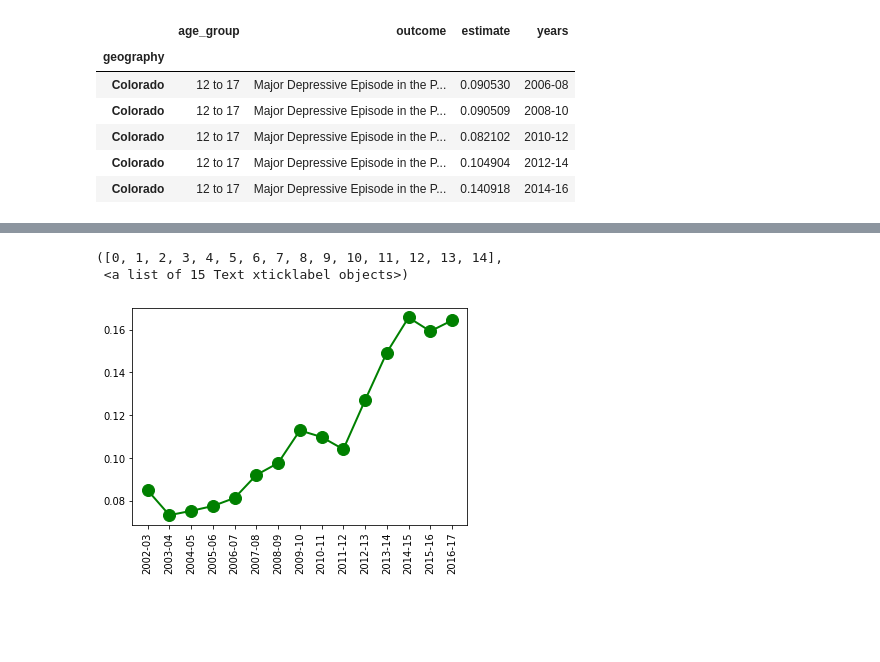
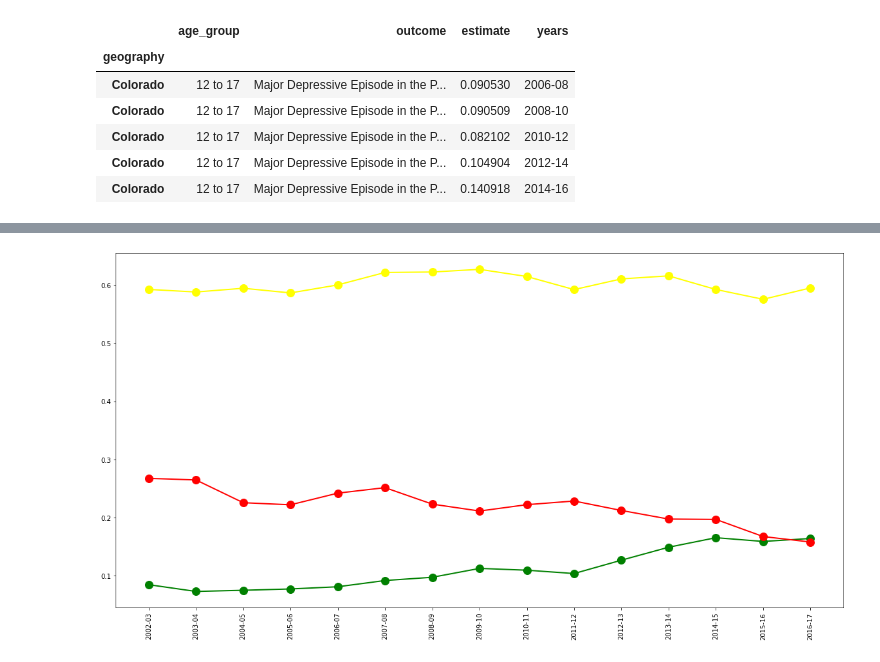
Before and after one commit to zdsteele/Project_1, a Jupyter notebook: Drug_Data_Years_Zach/Concatenated_df.ipynb, the cells around one changed output, grey strips where cells are left out. Cells and saved outputs as stored; diff of their text form; code cells hidden in the pictures; blank space fills up the shorter version.

```diff
--- a/Drug_Data_Years_Zach/Concatenated_df.ipynb
+++ b/Drug_Data_Years_Zach/Concatenated_df.ipynb
@@ -62,7 +52,8 @@ Col_Plot
 # Colorado Ages 12 or Older Cigarrete Use in the Past Month
 Colorado_Cig_df = Colorado_loc.loc[Colorado_loc["outcome"] == "Cigarette Use in the Past Month"]
 Colorado_Cig_age12 = Colorado_Cig_df.loc[Colorado_Cig_df["age_group"] == "12 or Older"]
-Colorado_Cig_age12.drop_duplicates(subset='year_pair', keep="last").head()
+Col_Cig_Plot = Colorado_Cig_age12.drop_duplicates(subset='year_pair', keep="last")
+Col_Cig_Plot.head()
 # %% [output]
 |  | age_group | outcome | estimate | year_pair |
 | geography |  |  |  |  |
@@ -75,7 +66,8 @@ Colorado_Cig_age12.drop_duplicates(subset='year_pair', keep="last").head()
 # Colorado Ages 12 or Older Alchohal Use in the Past Month
 Colorado_Alch_df = Colorado_loc.loc[Colorado_loc["outcome"] == "Alcohol Use in the Past Month"]
 Colorado_Alch_age12 = Colorado_Alch_df.loc[Colorado_Alch_df["age_group"] == "12 or Older"]
-Colorado_Alch_age12.drop_duplicates(subset='year_pair', keep="last").head()
+Col_Alch_Plot = Colorado_Alch_age12.drop_duplicates(subset='year_pair', keep="last")
+Col_Alch_Plot.head()
 # %% [output]
 |  | age_group | outcome | estimate | year_pair |
 | geography |  |  |  |  |
@@ -211,8 +195,12 @@ No handles with labels found to put in legend.
 # %%
-# Marijuana use in the past month Ages >12 in Colorado
+# Marijuana, Cigarrete, Alchohal use in the past month ages >12 in the State of Colorado.
 plt.plot(Col_Plot['year_pair'], Col_Plot['estimate'], color='green', marker='o', linewidth=2, markersize=12)
+plt.plot(Col_Cig_Plot['year_pair'], Col_Cig_Plot['estimate'], color='red', marker='o', linewidth=2, markersize=12)
+plt.plot(Col_Alch_Plot['year_pair'], Col_Alch_Plot['estimate'], color='yellow', marker='o', linewidth=2, markersize=12)
+
+
+plt.rcParams["figure.figsize"] = [20,10]
 plt.xticks(rotation=90)
+plt.show()
 # %% [output]
-([0, 1, 2, 3, 4, 5, 6, 7, 8, 9, 10, 11, 12, 13, 14],
- <a list of 15 Text xticklabel objects>)
-[figure, old version]
+[figure, new version]
```
Also changed, not shown: parts of 3 cells of this notebook, 4 other files.
